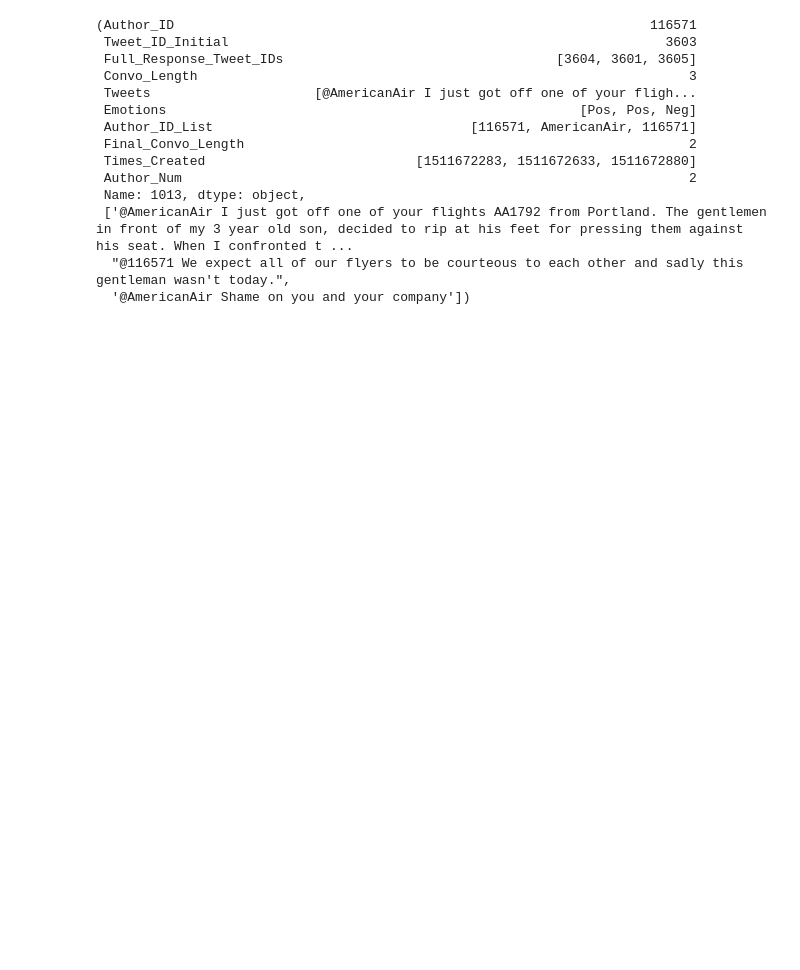
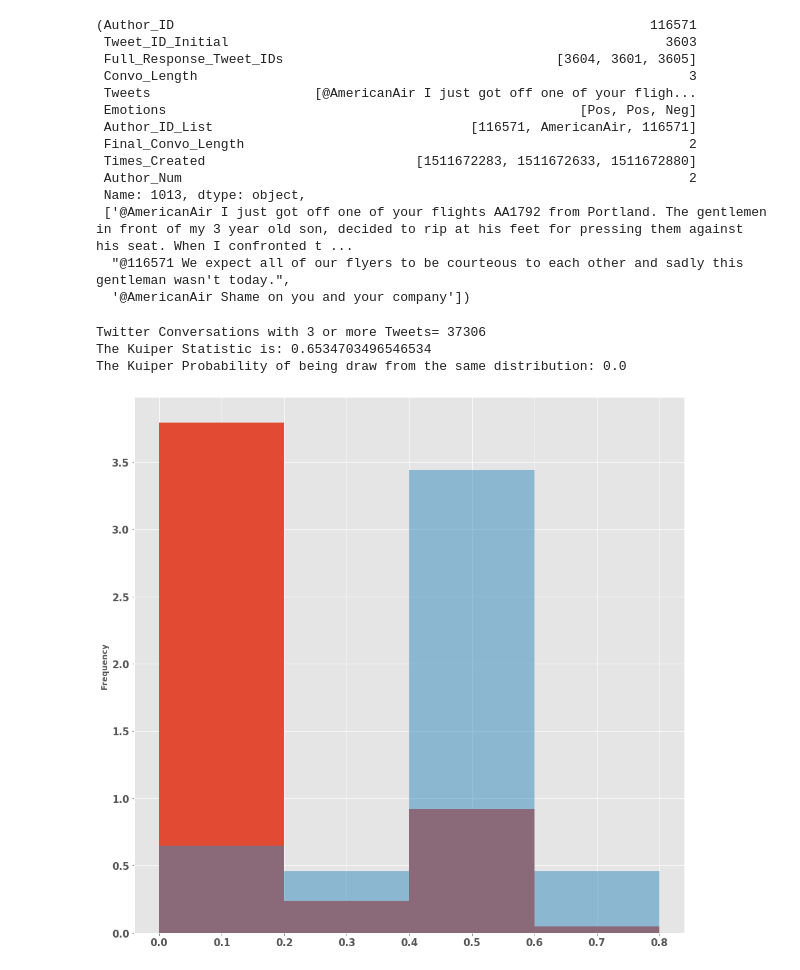
Before and after one commit to georgejconidis/EmotionalSage, a Jupyter notebook: notebooks/EmotionalSentiment_Data_Analysis_TwitterCSData.ipynb, the cells around one changed output. Saved outputs shown, nothing was run; the diff lists cells and outputs as text; code cells hidden in the pictures; blank space fills up the shorter version.

```diff
--- a/notebooks/EmotionalSentiment_Data_Analysis_TwitterCSData.ipynb
+++ b/notebooks/EmotionalSentiment_Data_Analysis_TwitterCSData.ipynb
@@ -710,18 +816,30 @@ SUB_Conv_Unique.iloc[i], SUB_Conv_Unique.iloc[i].Tweets
 # %%
 ## Now collecting the longer conversations (take notice that the maximum conversation length is 8 tweets after initiation (9 in total))
 # Begin with labelling all Tweets as resolved or not -- [resolved,unresolved] = [1,0] and non_issue = -1 (spam/comment etc.)
 # NOTE: This is done manually by George J. Conidis
 
 # Selecting Tweeter Conversations longer than 3 Tweets
-SUB_Conv_Unique_5Tweets = SUB_Conv_Unique[SUB_Conv_Unique["Final_Convo_Length"] >= 4]
-print("Tweeter Conversations with 5 or more Tweets=", SUB_Conv_Unique_5Tweets.shape[0])
+SUB_Conv_2PerUnique_MORE = SUB_Conv_2PerUnique[SUB_Conv_2PerUnique["Final_Convo_Length"] >= 2]
+print("Twitter Conversations with 3 or more Tweets=", SUB_Conv_2PerUnique_MORE.shape[0])
 
-# NOTE On A Good Twitter Conversation to Support The Business Case:
-#i = 2 (for 4Tweets dataframe)
+## Seperating the Resolved from the Unresolved Conversations
+SUB_Conv_MORE_Resolved   = SUB_Conv_2PerUnique_MORE[SUB_Conv_2PerUnique_MORE['Conversation_Label'] == 0]
+SUB_Conv_MORE_UNResolved = SUB_Conv_2PerUnique_MORE[SUB_Conv_2PerUnique_MORE['Conversation_Label'] == 1]
 
-# Plotting the conversations to the screen
-i = 13
-SUB_Conv_Unique_5Tweets.iloc[i].Tweets[0:]
-Labels_5Tweets = pd.DataFrame([])
-Labels_5Tweets["Tweet_ID_Initial"] = SUB_Conv_Unique_5Tweets["Tweet_ID_Initial"].copy(deep=True)
-Labels_5Tweets["Label_Conv_Res1_Unres0"] = int()
+# Plotting the histograms of the 'Sentiment Values' for Resolved and Unresolved conversations
+bins_set = np.arange(0,1,0.2)
+#print(bins_set)
+SUB_Conv_MORE_Resolved['Sentiment_Value'].plot.hist(bins=bins_set, figsize=(15,15),label='Resolved',density=True)
+SUB_Conv_MORE_UNResolved['Sentiment_Value'].plot.hist(bins=bins_set, alpha=0.5, figsize=(15,15), label='Unresolved', density=True)
+
+# Importing and testing the distributions using a kuiper two test
+from kuiper import kuiper_two
+epsilon = 10**(-10)
+D, fpp = kuiper_two(SUB_Conv_MORE_Resolved['Sentiment_Value'], SUB_Conv_MORE_UNResolved['Sentiment_Value'])
+print("The Kuiper Statistic is:", D)
+print("The Kuiper Probability of being draw from the same distribution:", fpp)
+# %% [output]
+Twitter Conversations with 3 or more Tweets= 37306
+The Kuiper Statistic is: 0.6534703496546534
+The Kuiper Probability of being draw from the same distribution: 0.0
+[figure, added]
```
Also changed, not shown: parts of 16 cells of this notebook, 1 other file.
